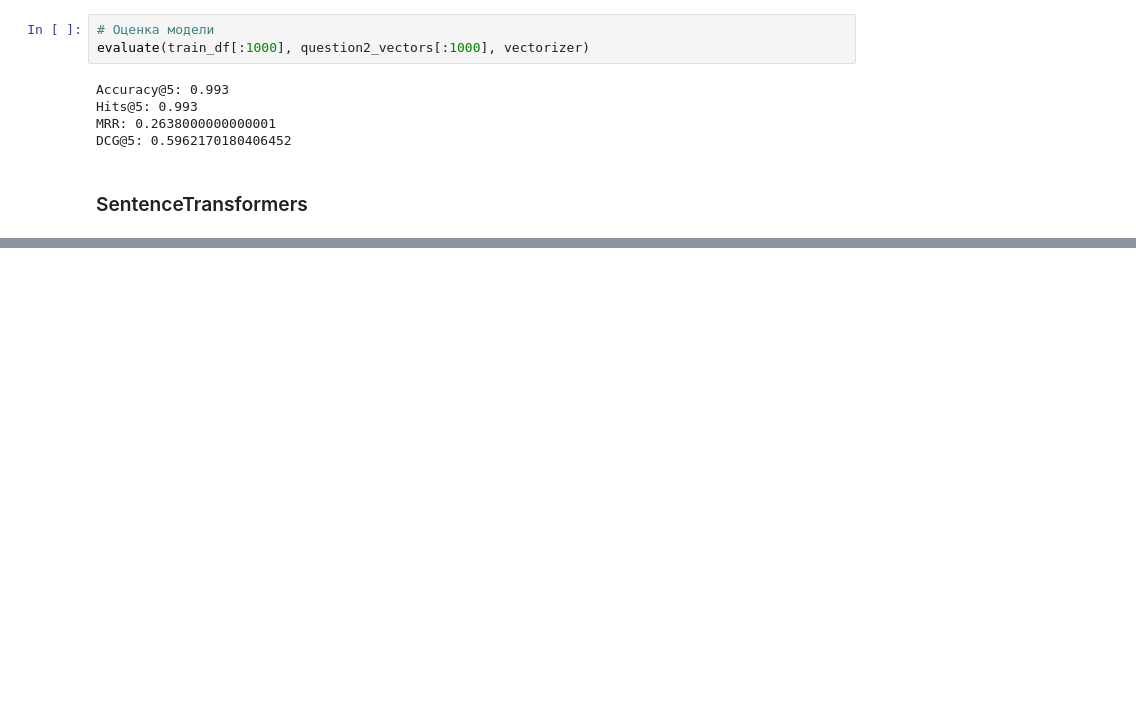
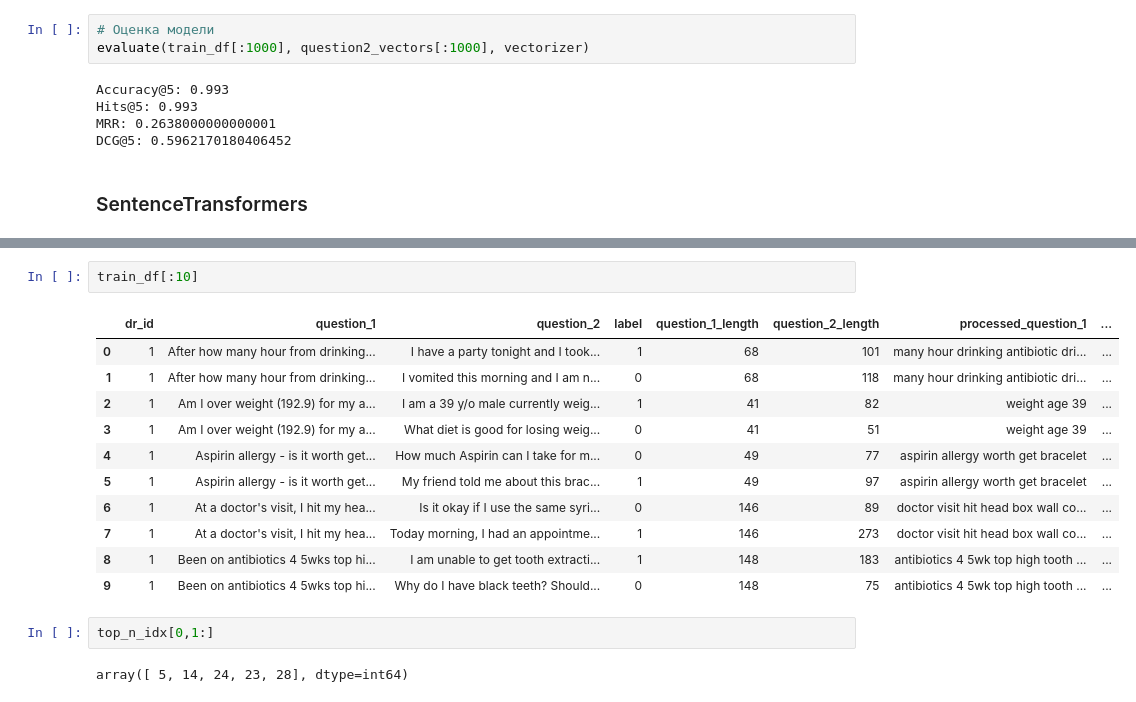
Before and after one commit to FedorSafonov/Medical-QA--MLE-, a Jupyter notebook: project.ipynb, the cells around one changed output, grey strips where cells are left out. Saved outputs shown, nothing was run; the diff lists cells and outputs as text; blank space fills up the shorter version.

```diff
--- a/project.ipynb
+++ b/project.ipynb
@@ -895,0 +1288,18 @@ Wall time: 5min 57s
+# %%
+train_df[:10]
+# %% [output]
+|  | dr_id | question_1 | question_2 | label | question_1_length | question_2_length | processed_question_1 | ... |
+| 0 | 1 | After how many hour from drinking... | I have a party tonight and I took... | 1 | 68 | 101 | many hour drinking antibiotic dri... | ... |
+| 1 | 1 | After how many hour from drinking... | I vomited this morning and I am n... | 0 | 68 | 118 | many hour drinking antibiotic dri... | ... |
+| 2 | 1 | Am I over weight (192.9) for my a... | I am a 39 y/o male currently weig... | 1 | 41 | 82 | weight age 39 | ... |
+| 3 | 1 | Am I over weight (192.9) for my a... | What diet is good for losing weig... | 0 | 41 | 51 | weight age 39 | ... |
+| 4 | 1 | Aspirin allergy - is it worth get... | How much Aspirin can I take for m... | 0 | 49 | 77 | aspirin allergy worth get bracelet | ... |
+| 5 | 1 | Aspirin allergy - is it worth get... | My friend told me about this brac... | 1 | 49 | 97 | aspirin allergy worth get bracelet | ... |
+| 6 | 1 | At a doctor's visit, I hit my hea... | Is it okay if I use the same syri... | 0 | 146 | 89 | doctor visit hit head box wall co... | ... |
+| 7 | 1 | At a doctor's visit, I hit my hea... | Today morning, I had an appointme... | 1 | 146 | 273 | doctor visit hit head box wall co... | ... |
+| 8 | 1 | Been on antibiotics 4 5wks top hi... | I am unable to get tooth extracti... | 1 | 148 | 183 | antibiotics 4 5wk top high tooth ... | ... |
+| 9 | 1 | Been on antibiotics 4 5wks top hi... | Why do I have black teeth? Should... | 0 | 148 | 75 | antibiotics 4 5wk top high tooth ... | ... |
+# %%
+top_n_idx[0,1:]
+# %% [output]
+array([ 5, 14, 24, 23, 28], dtype=int64)
```
Also changed, not shown: parts of 77 cells of this notebook, 7 other files.
